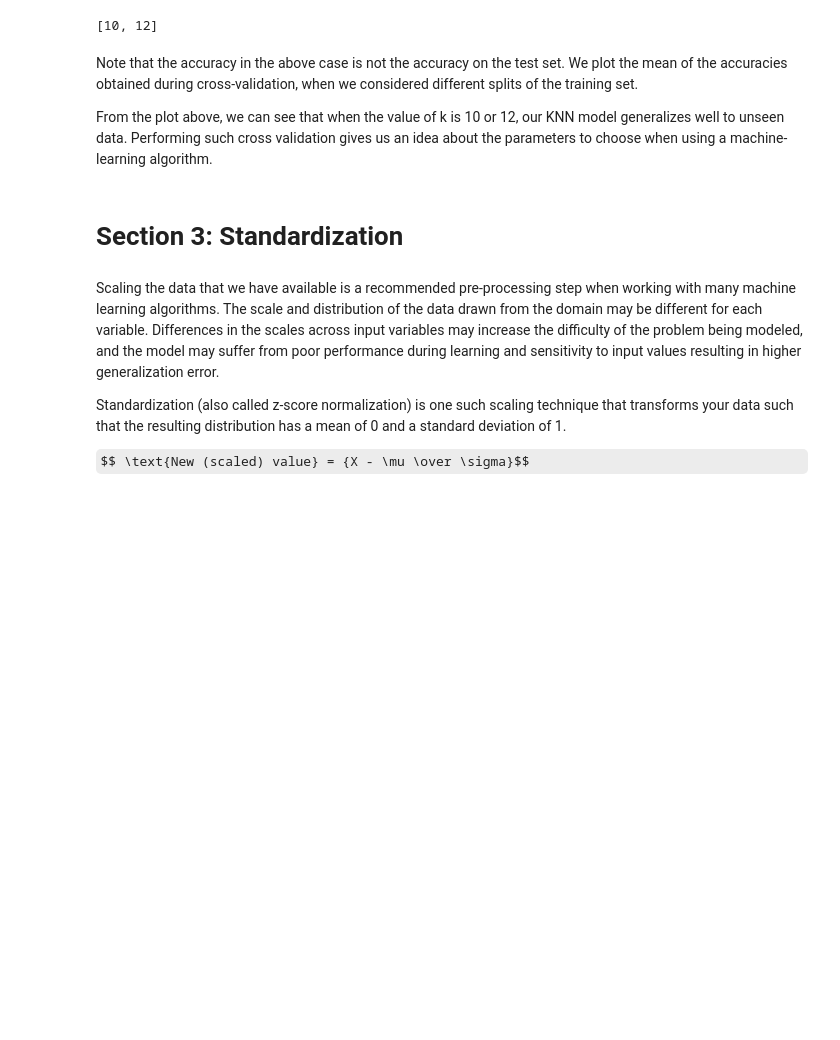
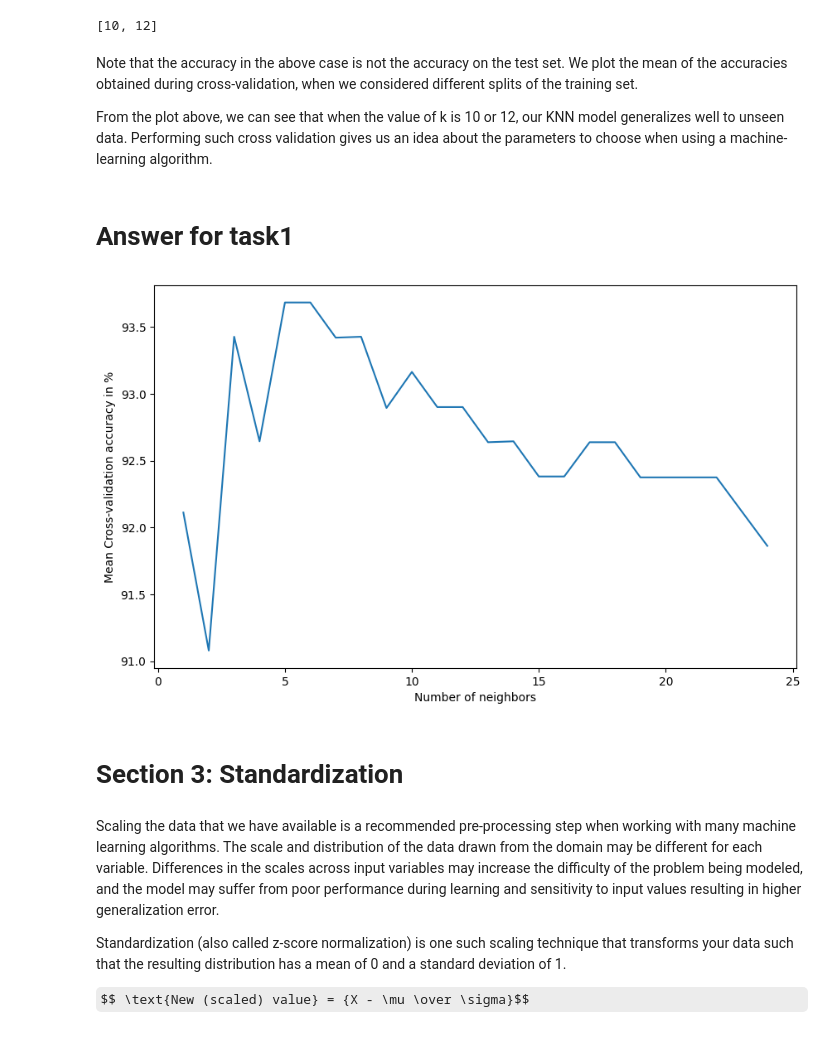
Before and after one commit to 21JN1A4575/IIIT_FMML_Lab_Assignment, a Jupyter notebook: mod3_lab4.ipynb, the cells around one changed output. Cells and saved outputs as stored; diff of their text form; code cells hidden in the pictures; some formulas as TeX source; blank space fills up the shorter version.

```diff
--- a/mod3_lab4.ipynb
+++ b/mod3_lab4.ipynb
@@ -221,3 +221,5 @@ From the plot above, we can see that when the value of k is 10 or 12, our KNN mo
 ## In the above case, we saw K-Fold cross validation, where we split the dataset into K consecutive folds without taking anything else into account.
 ## Stratified KFold is another strategy that is commonly used, which preserves the percentage of samples for each class in the folds.
 ## Implement Stratified KFold (refer Sklearn docs) and display the results you obtain
+# %% [markdown]
+# Answer for task1
@@ -224,3 +228,29 @@ From the plot above, we can see that when the value of k is 10 or 12, our KNN mo
+# %%
+from statistics import mean
+skf = StratifiedKFold(n_splits=10)
+cv_scores = []
+neighbors = []
+for k in range(1,25):
+  knn = KNeighborsClassifier(n_neighbors = k)
+  neighbors.append(k)
+  acclist = []
+  for train_index, test_index in skf.split(X_train, y_train):
+    x_train_fold, x_test_fold = X_train.iloc[train_index], X_train.iloc[test_index]
+    y_train_fold, y_test_fold = y_train.iloc[train_index], y_train.iloc[test_index]
+    knn.fit(x_train_fold, y_train_fold)
+    acclist.append(knn.score(x_test_fold, y_test_fold))
+  cv_scores.append(mean(acclist))
+# %%
+Accuracy = [x*100 for x in cv_scores]
+
+# plot misclassification error versus k
+plt.figure(figsize = (10, 6))
+plt.plot(neighbors, Accuracy)
+plt.xlabel('Number of neighbors')
+plt.ylabel('Mean Cross-validation accuracy in %')
+plt.show()
+# %% [output]
+[figure, added]
 # %% [markdown]
 # **Section 3: Standardization**
 # %% [markdown]
```
Also changed, not shown: parts of 15 cells of this notebook.
